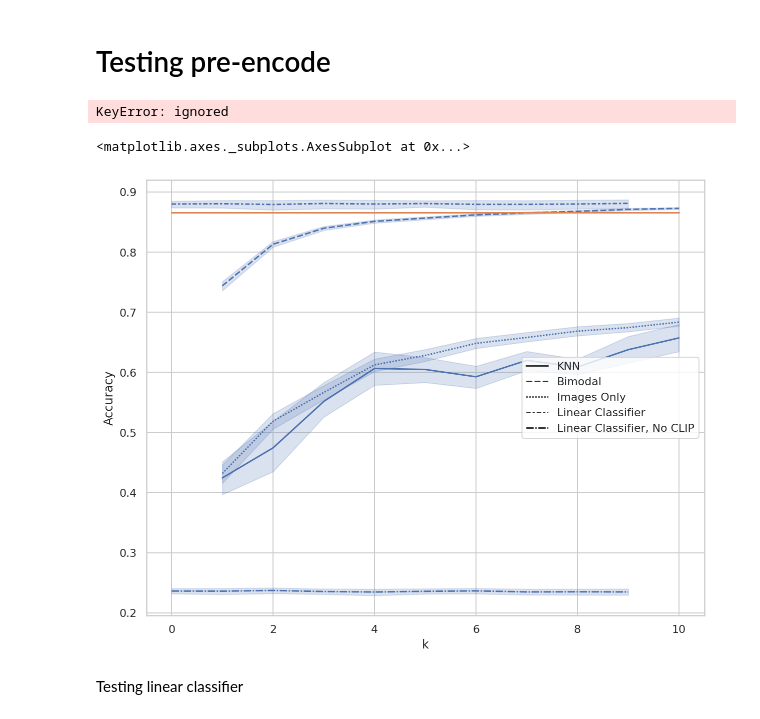
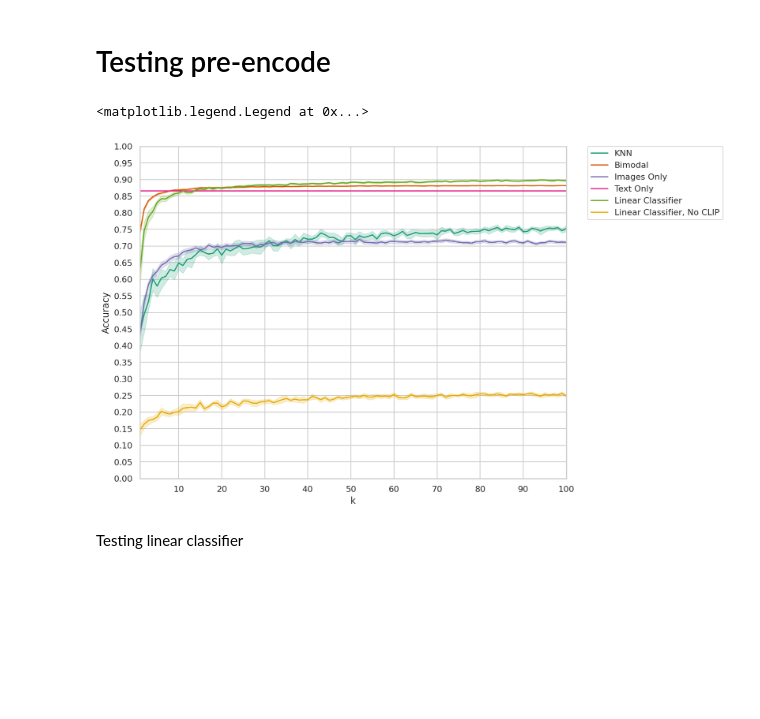
Before and after one commit to jerrychen109/CLIP-fewshot, a Jupyter notebook: Pipeline.ipynb, the cells around one changed output. Saved outputs shown, nothing was run; the diff lists cells and outputs as text; code cells hidden in the pictures; blank space fills up the shorter version.

Commit message:
Fixed Lineplot

```diff
--- a/Pipeline.ipynb
+++ b/Pipeline.ipynb
@@ -582,12 +581,11 @@ def lineplot(k=10, lc=lc, lc_nc=lc_nc):
   multRunsKNN = {}
   multRunsLC = {}
   multRunsText = {}
-  bimodalOne = classifyImages(vector, test_encoded_images, test_labels, k, 100, recalc=True, bimodal=True, biweight=1)
   for k in tqdm(range(1, k+1)):
     multRunsUnimodal[k] = classifyImages(vector, test_encoded_images, test_labels, k, 100, recalc=True, bimodal=False, biweight=0.5)
     multRunsBimodal[k] = classifyImages(vector, test_encoded_images, test_labels, k, 100, recalc=True, bimodal=True, biweight=0.5)
     multRunsKNN[k] = revisedClassifyImagesWithKNN(vector, test_encoded_images, test_labels, k, 1, 10, recalc=True)
-    multRunsText[k] = [bimodalOne, bimodalOne]
+    multRunsText[k] = classifyImages(vector, test_encoded_images, test_labels, k, 1, recalc=True, bimodal=True, biweight=1)
 
   dataUnimodal = np.array([(key, np.array(value[1])) for key, value in multRunsUnimodal.items()], dtype=object)
   dfUnimodal = pd.DataFrame.from_records(np.array(dataUnimodal), columns=['k', 'Accuracy'])
@@ -613,7 +611,7 @@ def lineplot(k=10, lc=lc, lc_nc=lc_nc):
   df_lc = lc[lc["k"] <= k]
   df_lcnc = lc_nc[lc_nc["k"] <= k]
 
-  dataText = np.array([(key, np.array(value)) for key, value in multRunsLC.items()], dtype=object)
+  dataText = np.array([(key, np.array(value[1])) for key, value in multRunsText.items()], dtype=object)
   df_text = pd.DataFrame.from_records(np.array(dataText), columns=['k', 'Accuracy'])
   df_text = df_text.explode("Accuracy")
   df_text["Type"] = "Text Only"
@@ -621,18 +619,23 @@ def lineplot(k=10, lc=lc, lc_nc=lc_nc):
   df = pd.concat([df_KNN, dfBimodal, dfUnimodal, df_text, df_lc, df_lcnc])
   df.Accuracy = df.Accuracy.astype(float)
   return df
-# %%
-dfFinal = lineplot(10)
-sns.lineplot(data=dfFinal, x="k", y="Accuracy", style="Type")
-# %% [output]
-KeyError: ignored
-# %%
-sns.color_palette("tab10")
-sns.lineplot(data=dfFinal, x="k", y="Accuracy", style="Type")
-sns.lineplot(x=list(range(0, 11)), y=[0.866]* 11)
-# %% [output]
-<matplotlib.axes._subplots.AxesSubplot at 0x...>
-[figure, removed]
+# %%
+dfFinal = lineplot(100)
+# %%
+sns.color_palette("tab10")
+ax = sns.lineplot(data=dfFinal, x="k", y="Accuracy", hue='Type', palette='Dark2', alpha=1)
+ax.yaxis.set_major_locator(plt.MaxNLocator(20))
+ax.xaxis.set_major_locator(plt.MaxNLocator(integer=True))
+ax.set(ylim=(0, 1))
+ax.set(xlim=(1, 100))
+plt.legend(bbox_to_anchor=(1.05, 1), loc=2, borderaxespad=0.)
+# xticks = ax.xaxis.get_major_ticks()
+# for i in range(len(xticks)):
+#     if i % 5 != 4:
+#         xticks[i].set_visible(False)
+# %% [output]
+<matplotlib.legend.Legend at 0x...>
+[figure, added]
 # %%
 # CARS_DIR = os.path.join('/content/drive/My Drive', FOLDERNAME, 'datasets/stanford_cars/')
 
```
Also changed, not shown: parts of 4 cells of this notebook.
